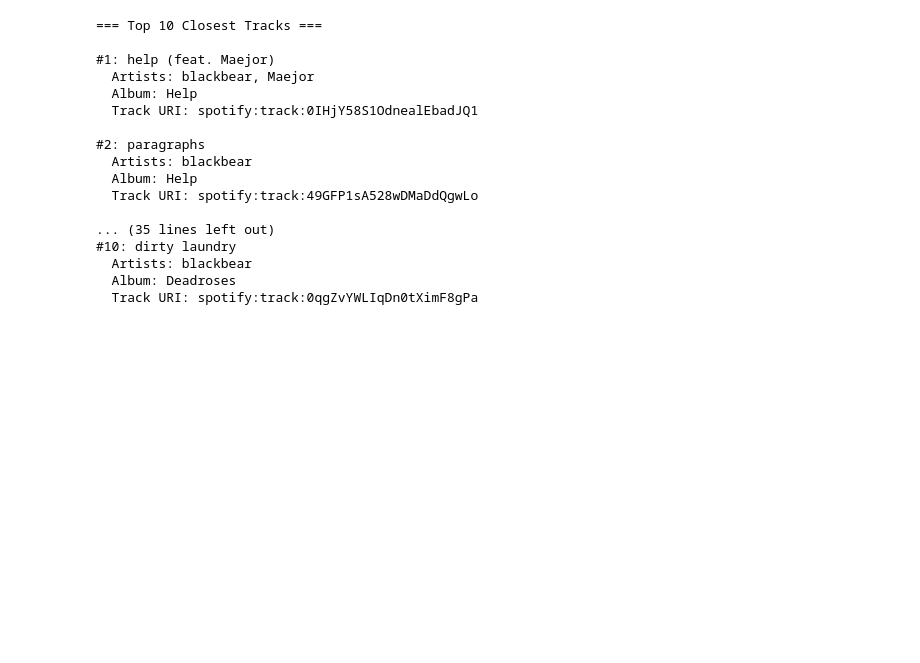
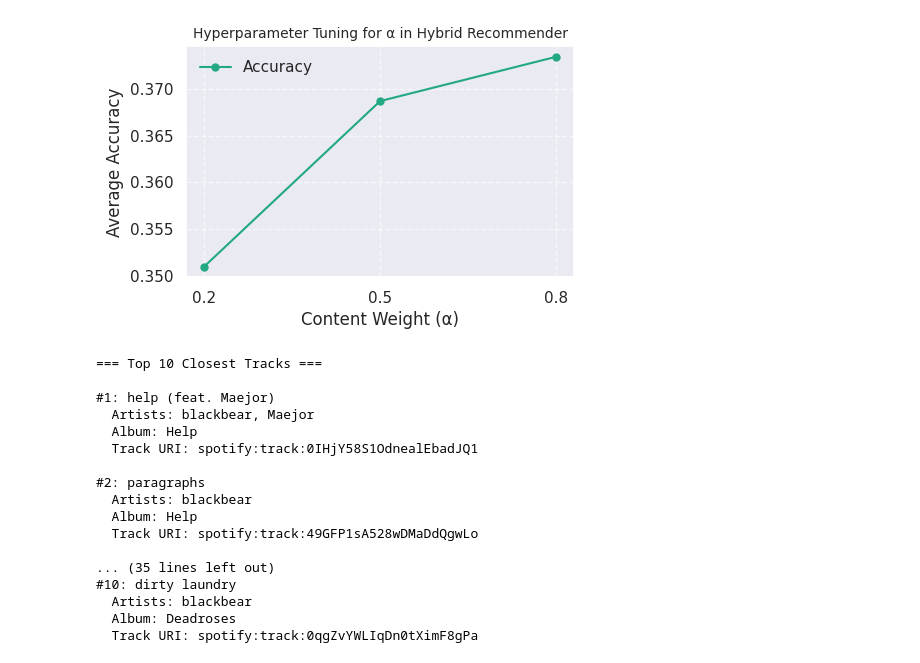
Before and after one commit to matthjs/adv-ml-music-recommendation, a Jupyter notebook: adv_ml_music_recommendation/test_vizualize.ipynb, the cells around one changed output. Saved outputs shown, nothing was run; the diff lists cells and outputs as text; code cells hidden in the pictures; blank space fills up the shorter version.

```diff
--- a/adv_ml_music_recommendation/test_vizualize.ipynb
+++ b/adv_ml_music_recommendation/test_vizualize.ipynb
@@ -70,3 +178,44 @@ plt.show()
+# %%
+import matplotlib.pyplot as plt
+import seaborn as sns
+
+# Set style to match previous plots
+sns.set_theme(style="darkgrid")
+
+# Data
+alpha_values = [0.2, 0.5, 0.8]
+accuracies = [0.35098, 0.36869, 0.37343]
+
+# Create plot
+fig, ax = plt.subplots(figsize=(5, 3))  # Matches previous plots
+
+# Use a color from Seaborn's "viridis" palette
+color = sns.color_palette("viridis", 4)[-2]
+
+# Line plot with markers
+ax.plot(alpha_values, accuracies, marker="o", linestyle="-", color=color, markersize=5, label="Accuracy")
+
+# Labels and title
+ax.set_xlabel("Content Weight (α)")
+ax.set_ylabel("Average Accuracy")
+ax.set_title("Hyperparameter Tuning for α in Hybrid Recommender", fontsize=10)
+
+# Consistent grid styling
+ax.grid(True, linestyle="--", alpha=0.6)
+
+# Set x-axis ticks explicitly
+ax.set_xticks(alpha_values)
+
+# Legend styling
+ax.legend(frameon=False, loc="upper left")
+
+# Save figure in high quality
+plt.savefig("alpha.svg", dpi=300, bbox_inches="tight")
+
+# Show plot
+plt.show()
+# %% [output]
+[figure, added]
 # %%
 from adv_ml_music_recommendation.recommenders.hybridrecommender import HybridRecommender
 
```
Also changed, not shown: parts of 4 cells of this notebook, 3 other files.
